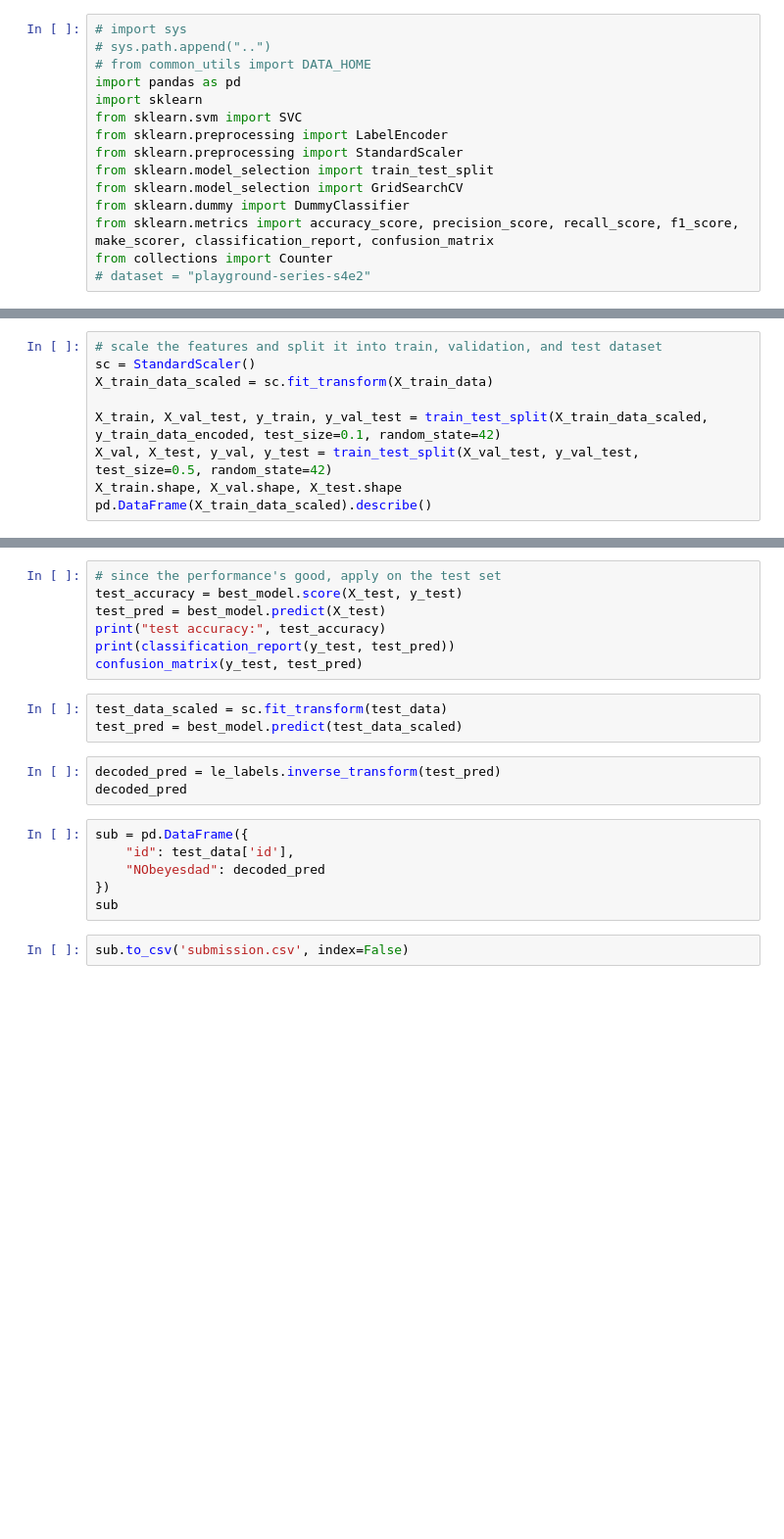
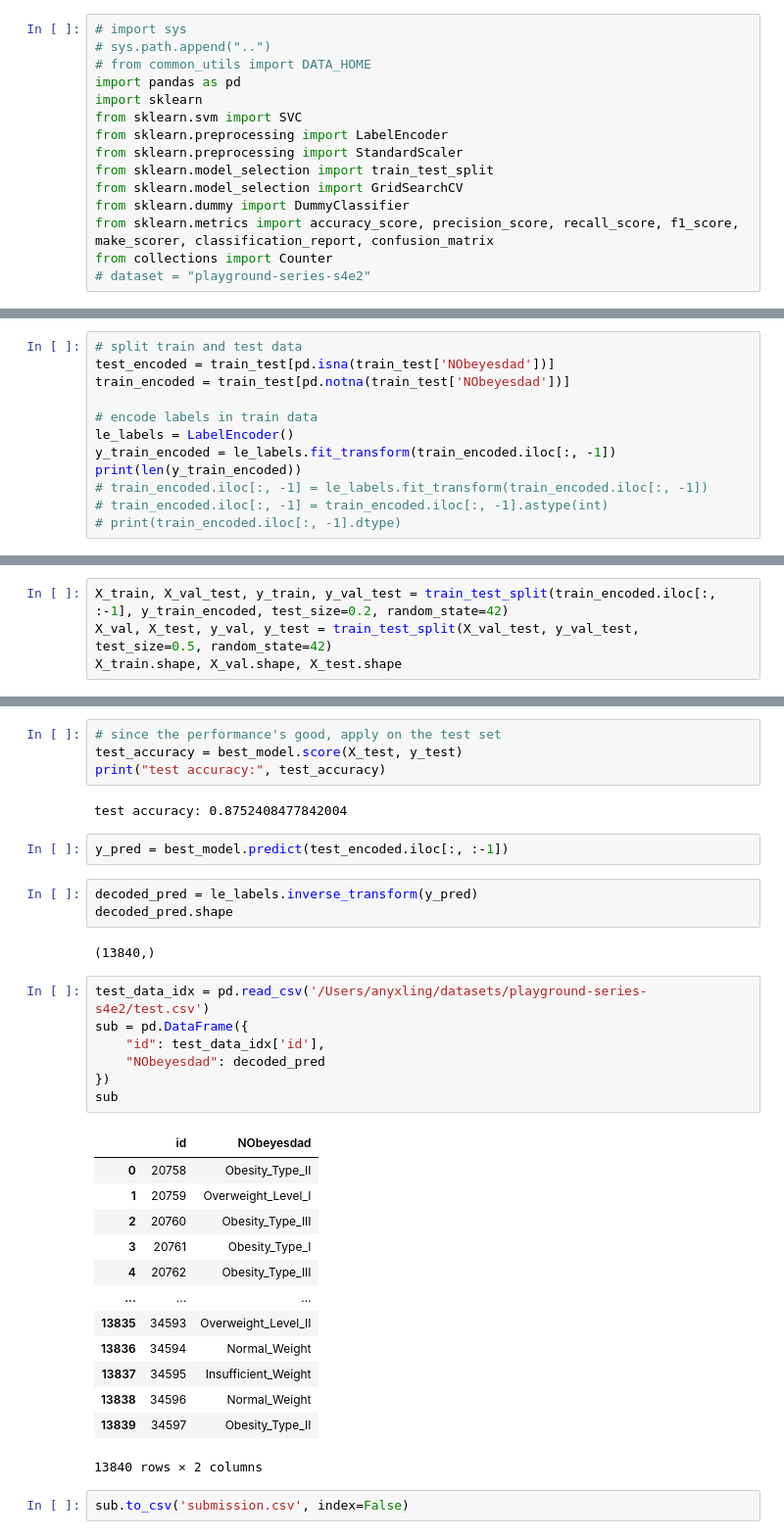
Before and after one commit to ShiboXing/SOTA, a Jupyter notebook: svm/load_data.ipynb, the cells around one changed output, grey strips where cells are left out. Shown at 98% size. Cells and saved outputs as stored; diff of their text form; blank space fills up the shorter version.

```diff
--- a/svm/load_data.ipynb
+++ b/svm/load_data.ipynb
@@ -50,0 +151,12 @@ test_data.head()
+# %%
+# split train and test data
+test_encoded = train_test[pd.isna(train_test['NObeyesdad'])]
+train_encoded = train_test[pd.notna(train_test['NObeyesdad'])]
+
+# encode labels in train data
+le_labels = LabelEncoder()
+y_train_encoded = le_labels.fit_transform(train_encoded.iloc[:, -1])
+print(len(y_train_encoded))
+# train_encoded.iloc[:, -1] = le_labels.fit_transform(train_encoded.iloc[:, -1])
+# train_encoded.iloc[:, -1] = train_encoded.iloc[:, -1].astype(int)
+# print(train_encoded.iloc[:, -1].dtype)
@@ -51,9 +171,4 @@ test_data.head()
 # %%
-# scale the features and split it into train, validation, and test dataset
-sc = StandardScaler()
-X_train_data_scaled = sc.fit_transform(X_train_data)
-
-X_train, X_val_test, y_train, y_val_test = train_test_split(X_train_data_scaled, y_train_data_encoded, test_size=0.1, random_state=42)
+X_train, X_val_test, y_train, y_val_test = train_test_split(train_encoded.iloc[:, :-1], y_train_encoded, test_size=0.2, random_state=42)
 X_val, X_test, y_val, y_test = train_test_split(X_val_test, y_val_test, test_size=0.5, random_state=42)
 X_train.shape, X_val.shape, X_test.shape
-pd.DataFrame(X_train_data_scaled).describe()
@@ -97,21 +227,36 @@ print("accuracy score for dummy classifier:", accuracy_dummy)
 # %%
 # since the performance's good, apply on the test set
 test_accuracy = best_model.score(X_test, y_test)
-test_pred = best_model.predict(X_test)
 print("test accuracy:", test_accuracy)
-print(classification_report(y_test, test_pred))
-confusion_matrix(y_test, test_pred)
+# %% [output]
+test accuracy: 0.8752408477842004
-# %%
-test_data_scaled = sc.fit_transform(test_data)
-test_pred = best_model.predict(test_data_scaled)
+# %%
+y_pred = best_model.predict(test_encoded.iloc[:, :-1])
 # %%
-decoded_pred = le_labels.inverse_transform(test_pred)
-decoded_pred
+decoded_pred = le_labels.inverse_transform(y_pred)
+decoded_pred.shape
+# %% [output]
+(13840,)
 # %%
+test_data_idx = pd.read_csv('/Users/anyxling/datasets/playground-series-s4e2/test.csv')
 sub = pd.DataFrame({
-    "id": test_data['id'],
+    "id": test_data_idx['id'],
     "NObeyesdad": decoded_pred
 })
 sub
+# %% [output]
+|  | id | NObeyesdad |
+| 0 | 20758 | Obesity_Type_II |
+| 1 | 20759 | Overweight_Level_I |
+| 2 | 20760 | Obesity_Type_III |
+| 3 | 20761 | Obesity_Type_I |
+| 4 | 20762 | Obesity_Type_III |
+| ... | ... | ... |
+| 13835 | 34593 | Overweight_Level_II |
+| 13836 | 34594 | Normal_Weight |
+| 13837 | 34595 | Insufficient_Weight |
+| 13838 | 34596 | Normal_Weight |
+| 13839 | 34597 | Obesity_Type_II |
+13840 rows × 2 columns
 # %%
 sub.to_csv('submission.csv', index=False)
```
Also changed, not shown: parts of 19 cells of this notebook.
